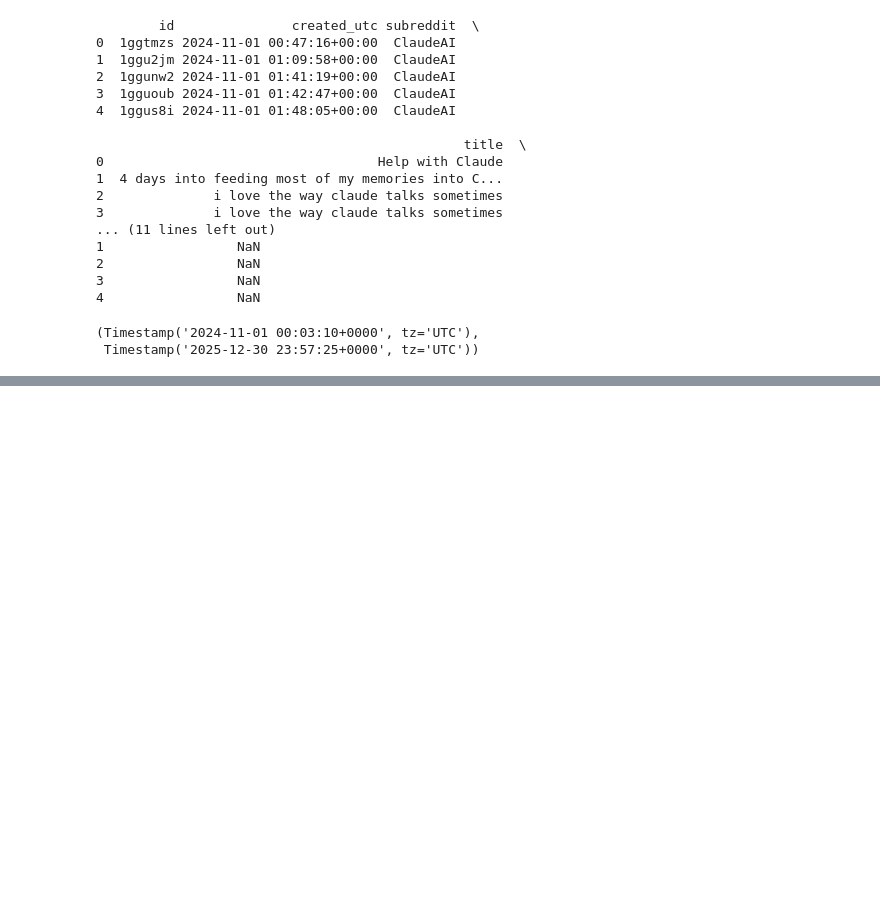
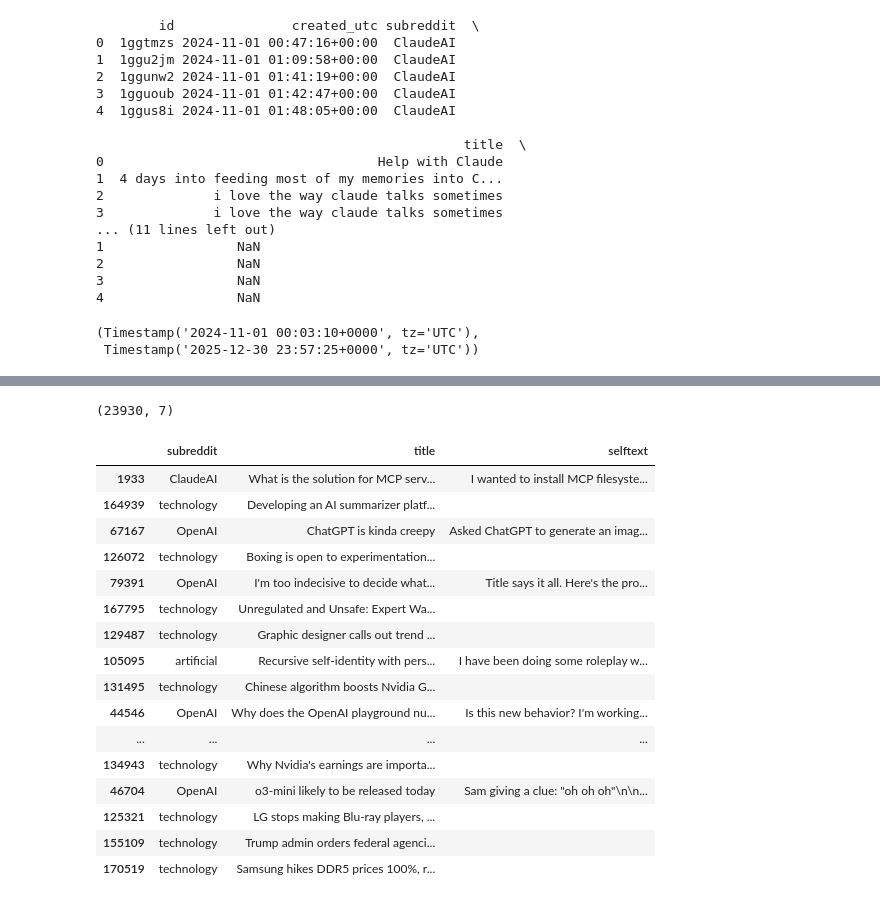
Before and after one commit to mihneateo22/trend-detector, a Jupyter notebook: notebooks/01_eda.ipynb, the cells around one changed output, grey strips where cells are left out. Drawn from its saved outputs; the diff is of its cells as text; code cells hidden in the pictures; blank space fills up the shorter version.

Commit message:
deciding on which categories to keep from remvoed_by_category df

```diff
--- a/notebooks/01_eda.ipynb
+++ b/notebooks/01_eda.ipynb
@@ -235,0 +291,35 @@ df["created_utc"].min(), df["created_utc"].max()
+# %%
+pd.set_option("display.max_colwidth", 200)
+# %%
+#STEP 5:
+
+is_moderator = df["removed_by_category"] == "moderator"
+moderator_posts = df[is_moderator] # from df keep the rows where is_moderator is True
+
+print(moderator_posts.shape) # 23930 posts deleted by moderators and 7 rows(on each row a diff information about the post)
+
+moderator_posts.sample(20, random_state=42)[["subreddit", "title", "selftext"]]
+
+samples = df.sample(frac=1, random_state=42).groupby("removed_by_category", dropna=False).head(20)
+
+is_normal = samples["removed_by_category"].isna()
+samples[is_normal][["subreddit", "title", "selftext"]]
+# %% [output]
+(23930, 7)
+|  | subreddit | title | selftext |
+| 1933 | ClaudeAI | What is the solution for MCP serv... | I wanted to install MCP filesyste... |
+| 164939 | technology | Developing an AI summarizer platf... |  |
+| 67167 | OpenAI | ChatGPT is kinda creepy | Asked ChatGPT to generate an imag... |
+| 126072 | technology | Boxing is open to experimentation... |  |
+| 79391 | OpenAI | I'm too indecisive to decide what... | Title says it all. Here's the pro... |
+| 167795 | technology | Unregulated and Unsafe: Expert Wa... |  |
+| 129487 | technology | Graphic designer calls out trend ... |  |
+| 105095 | artificial | Recursive self-identity with pers... | I have been doing some roleplay w... |
+| 131495 | technology | Chinese algorithm boosts Nvidia G... |  |
+| 44546 | OpenAI | Why does the OpenAI playground nu... | Is this new behavior? I'm working... |
+| ... | ... | ... | ... |
+| 134943 | technology | Why Nvidia's earnings are importa... |  |
+| 46704 | OpenAI | o3-mini likely to be released today | Sam giving a clue: "oh oh oh"\n\n... |
+| 125321 | technology | LG stops making Blu-ray players, ... |  |
+| 155109 | technology | Trump admin orders federal agenci... |  |
+| 170519 | technology | Samsung hikes DDR5 prices 100%, r... |  |
```
Also changed, not shown: parts of 7 cells of this notebook.
